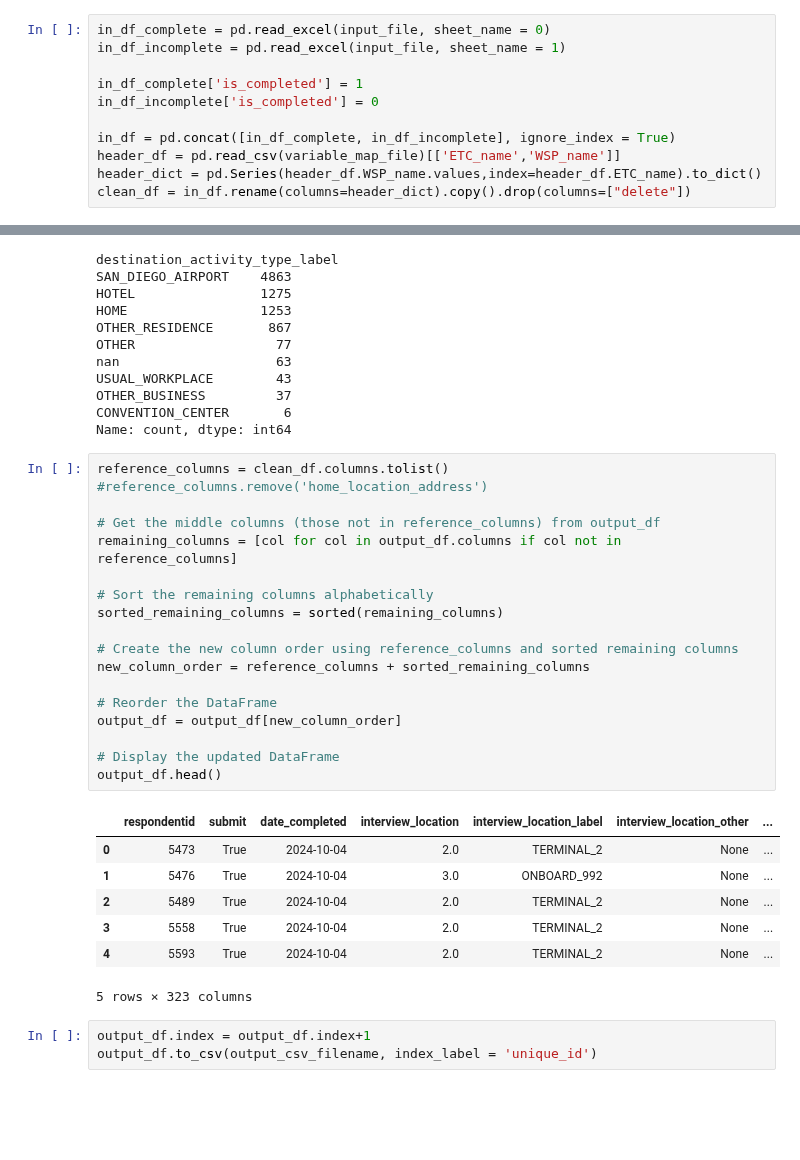
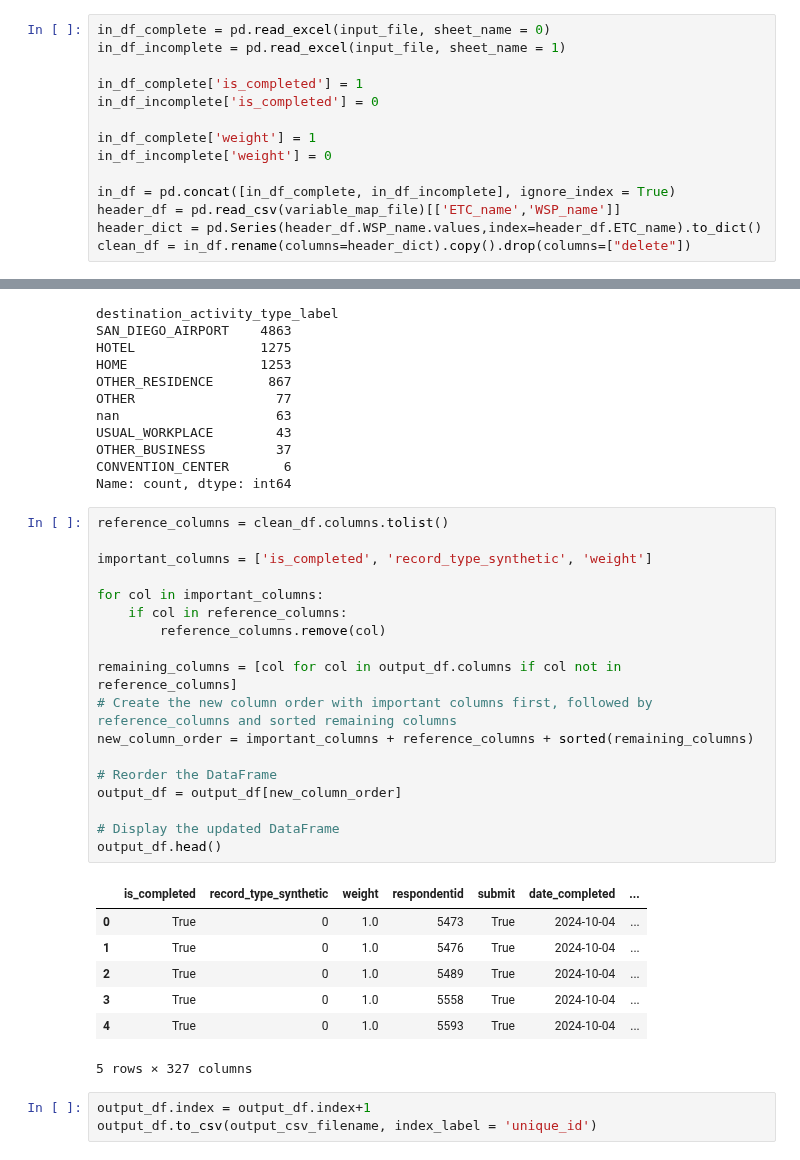
Before and after one commit to wsp-sag/Survey_Airport, a Jupyter notebook: notebooks/data-model-development-helper.ipynb, the cells around one changed output, grey strips where cells are left out. Drawn from its saved outputs; the diff is of its cells as text; blank space fills up the shorter version.

Commit message:
Add weight field

```diff
--- a/notebooks/data-model-development-helper.ipynb
+++ b/notebooks/data-model-development-helper.ipynb
@@ -33,6 +33,9 @@ in_df_incomplete = pd.read_excel(input_file, sheet_name = 1)
 in_df_complete['is_completed'] = 1
 in_df_incomplete['is_completed'] = 0
 
+in_df_complete['weight'] = 1
+in_df_incomplete['weight'] = 0
+
 in_df = pd.concat([in_df_complete, in_df_incomplete], ignore_index = True)
 header_df = pd.read_csv(variable_map_file)[['ETC_name','WSP_name']]
 header_dict = pd.Series(header_df.WSP_name.values,index=header_df.ETC_name).to_dict()
@@ -467,30 +470,30 @@ CONVENTION_CENTER       6
 Name: count, dtype: int64
 # %%
 reference_columns = clean_df.columns.tolist()
-#reference_columns.remove('home_location_address')
 
-# Get the middle columns (those not in reference_columns) from output_df
+important_columns = ['is_completed', 'record_type_synthetic', 'weight']
+
+for col in important_columns:
+    if col in reference_columns:
+        reference_columns.remove(col)
+
 remaining_columns = [col for col in output_df.columns if col not in reference_columns]
-
-# Sort the remaining columns alphabetically
-sorted_remaining_columns = sorted(remaining_columns)
-
-# Create the new column order using reference_columns and sorted remaining columns
-new_column_order = reference_columns + sorted_remaining_columns
+# Create the new column order with important columns first, followed by reference_columns and sorted remaining columns
+new_column_order = important_columns + reference_columns + sorted(remaining_columns)
 
 # Reorder the DataFrame
 output_df = output_df[new_column_order]
 
 # Display the updated DataFrame
 output_df.head()
 # %% [output]
-|  | respondentid | submit | date_completed | interview_location | interview_location_label | interview_location_other | ... |
-| 0 | 5473 | True | 2024-10-04 | 2.0 | TERMINAL_2 | None | ... |
-| 1 | 5476 | True | 2024-10-04 | 3.0 | ONBOARD_992 | None | ... |
-| 2 | 5489 | True | 2024-10-04 | 2.0 | TERMINAL_2 | None | ... |
-| 3 | 5558 | True | 2024-10-04 | 2.0 | TERMINAL_2 | None | ... |
-| 4 | 5593 | True | 2024-10-04 | 2.0 | TERMINAL_2 | None | ... |
+|  | is_completed | record_type_synthetic | weight | respondentid | submit | date_completed | ... |
+| 0 | True | 0 | 1.0 | 5473 | True | 2024-10-04 | ... |
+| 1 | True | 0 | 1.0 | 5476 | True | 2024-10-04 | ... |
+| 2 | True | 0 | 1.0 | 5489 | True | 2024-10-04 | ... |
+| 3 | True | 0 | 1.0 | 5558 | True | 2024-10-04 | ... |
+| 4 | True | 0 | 1.0 | 5593 | True | 2024-10-04 | ... |
-5 rows × 323 columns
+5 rows × 327 columns
 # %%
 output_df.index = output_df.index+1
 output_df.to_csv(output_csv_filename, index_label = 'unique_id')
```
Also changed, not shown: parts of 9 cells of this notebook, 4 other files.
